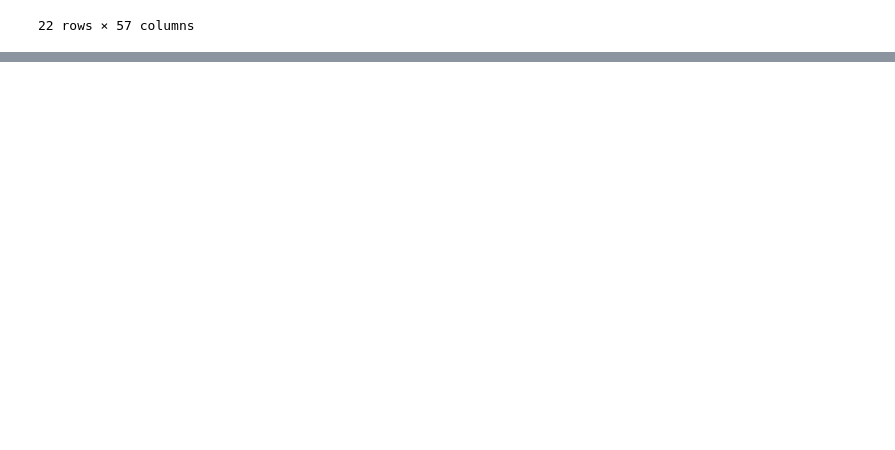
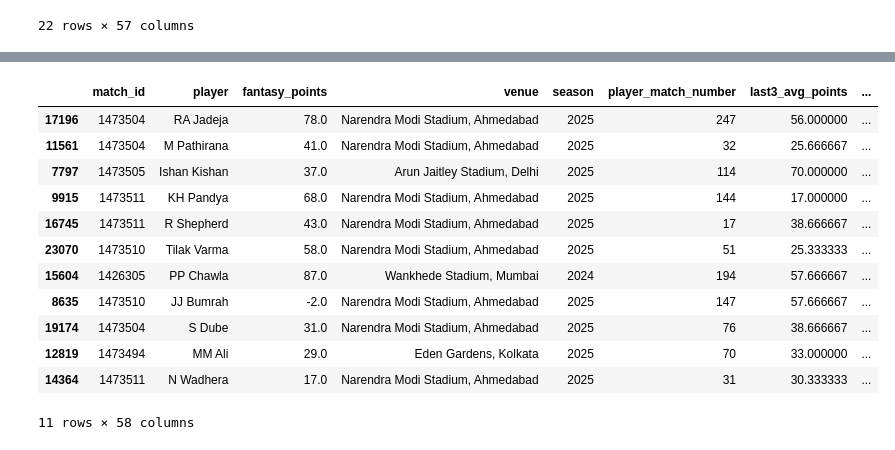
Before and after one commit to GuptaNidhish/FantasyTeamPredictor, a Jupyter notebook: notebooks/Inference.ipynb, the cells around one changed output, grey strips where cells are left out. Saved outputs shown, nothing was run; the diff lists cells and outputs as text; code cells hidden in the pictures; blank space fills up the shorter version.

```diff
--- a/notebooks/Inference.ipynb
+++ b/notebooks/Inference.ipynb
@@ -196,0 +200,21 @@ Index(['match_id', 'player', 'fantasy_points', 'venue', 'season',
+# %%
+top11 = players_df.sort_values(
+    'predicted_points',
+    ascending=False
+).head(11)
+# %%
+top11
+# %% [output]
+|  | match_id | player | fantasy_points | venue | season | player_match_number | last3_avg_points | ... |
+| 17196 | 1473504 | RA Jadeja | 78.0 | Narendra Modi Stadium, Ahmedabad | 2025 | 247 | 56.000000 | ... |
+| 11561 | 1473504 | M Pathirana | 41.0 | Narendra Modi Stadium, Ahmedabad | 2025 | 32 | 25.666667 | ... |
+| 7797 | 1473505 | Ishan Kishan | 37.0 | Arun Jaitley Stadium, Delhi | 2025 | 114 | 70.000000 | ... |
+| 9915 | 1473511 | KH Pandya | 68.0 | Narendra Modi Stadium, Ahmedabad | 2025 | 144 | 17.000000 | ... |
+| 16745 | 1473511 | R Shepherd | 43.0 | Narendra Modi Stadium, Ahmedabad | 2025 | 17 | 38.666667 | ... |
+| 23070 | 1473510 | Tilak Varma | 58.0 | Narendra Modi Stadium, Ahmedabad | 2025 | 51 | 25.333333 | ... |
+| 15604 | 1426305 | PP Chawla | 87.0 | Wankhede Stadium, Mumbai | 2024 | 194 | 57.666667 | ... |
+| 8635 | 1473510 | JJ Bumrah | -2.0 | Narendra Modi Stadium, Ahmedabad | 2025 | 147 | 57.666667 | ... |
+| 19174 | 1473504 | S Dube | 31.0 | Narendra Modi Stadium, Ahmedabad | 2025 | 76 | 38.666667 | ... |
+| 12819 | 1473494 | MM Ali | 29.0 | Eden Gardens, Kolkata | 2025 | 70 | 33.000000 | ... |
+| 14364 | 1473511 | N Wadhera | 17.0 | Narendra Modi Stadium, Ahmedabad | 2025 | 31 | 30.333333 | ... |
+11 rows × 58 columns
```
Also changed, not shown: parts of 2 cells of this notebook.
